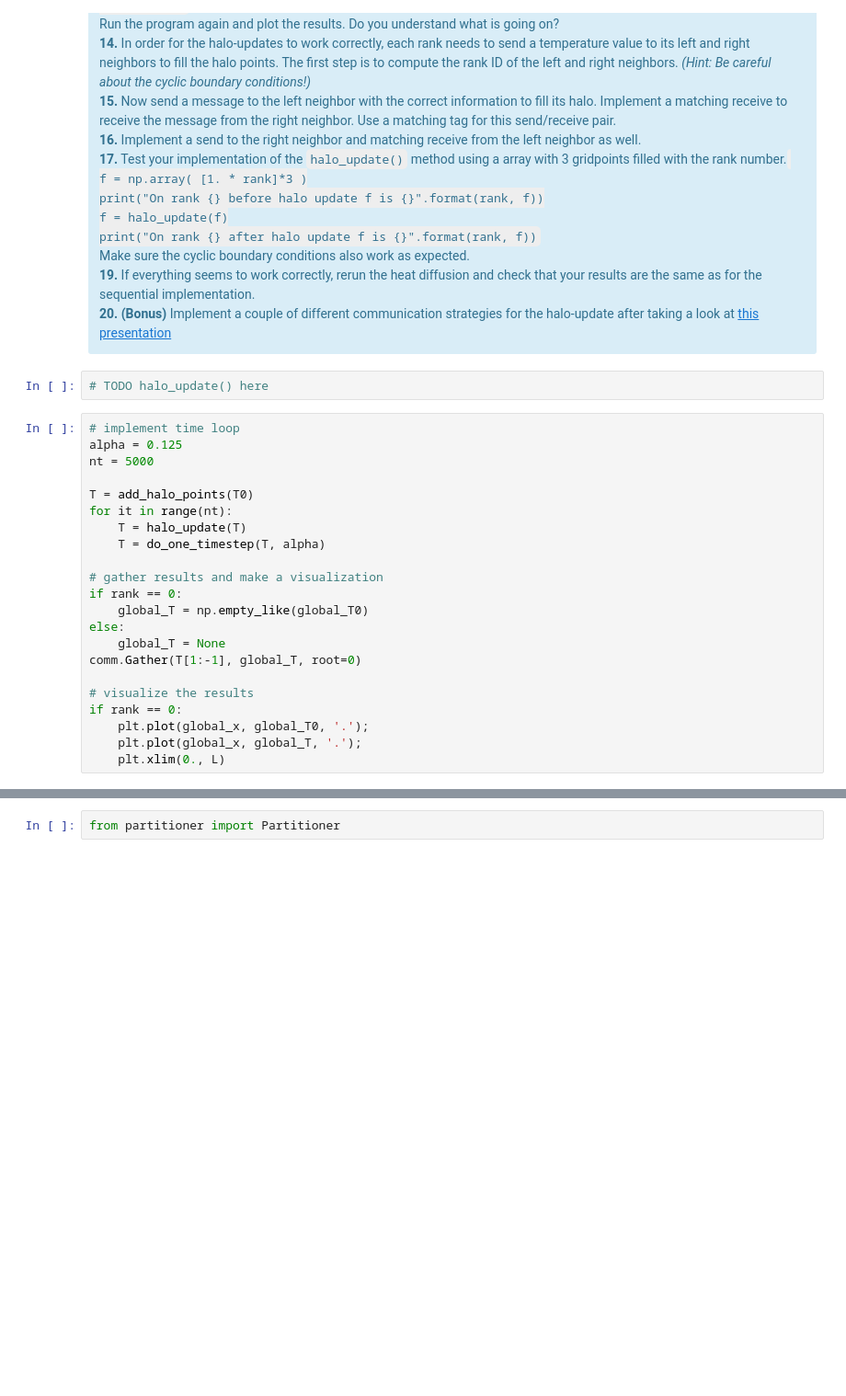
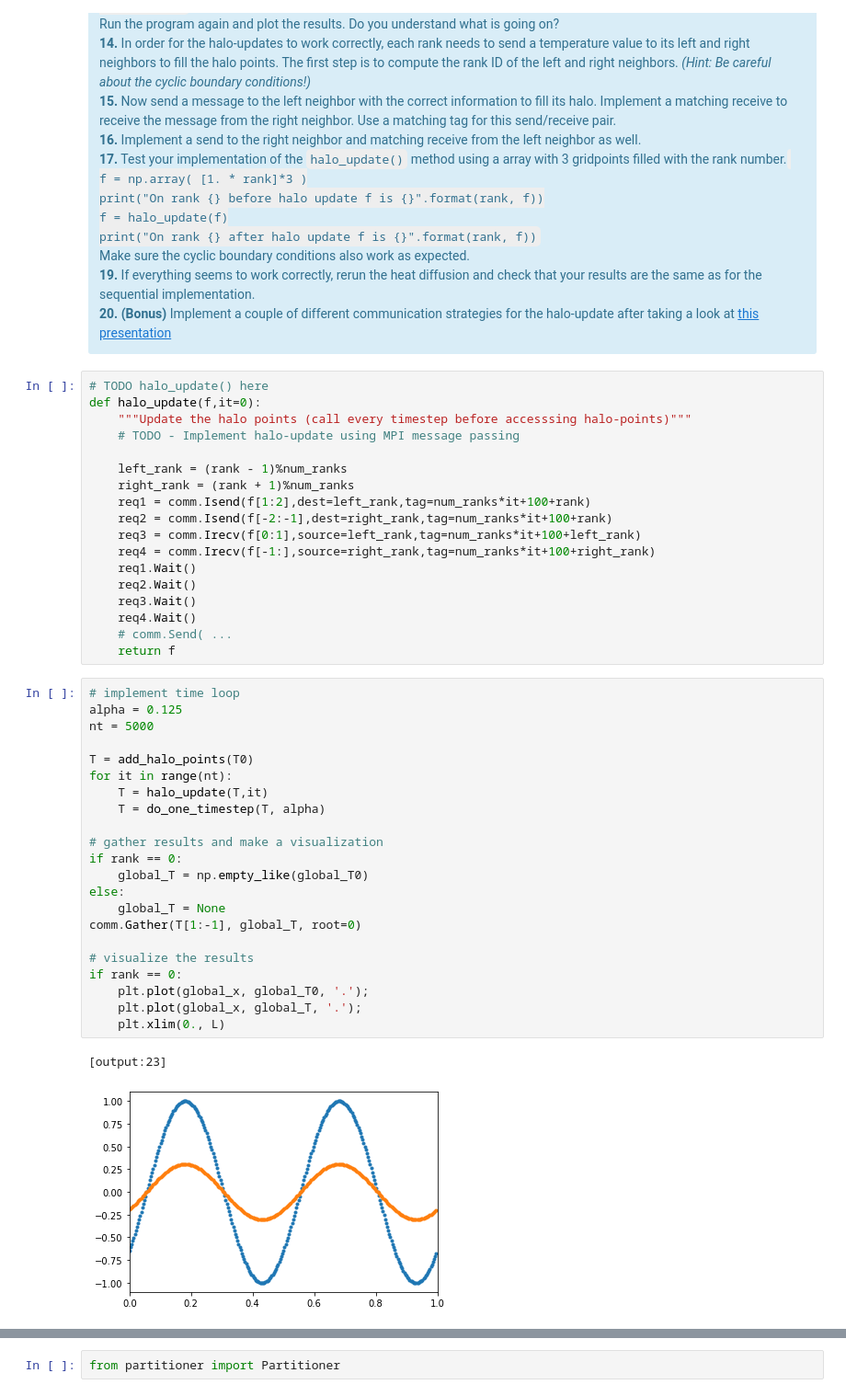
Before and after one commit to huanglangwen/HPC4WC, a Jupyter notebook: day3/03-domain-decomposition.ipynb, the cells around one changed output, grey strips where cells are left out. Shown at 92% size. Saved outputs shown, nothing was run; the diff lists cells and outputs as text; blank space fills up the shorter version.

```diff
--- a/day3/03-domain-decomposition.ipynb
+++ b/day3/03-domain-decomposition.ipynb
@@ -242,27 +375,46 @@ Make sure the cyclic boundary conditions also work as expected.<br>
 <b>19.</b> If everything seems to work correctly, rerun the heat diffusion and check that your results are the same as for the sequential implementation.<br>
 <b>20. (Bonus)</b> Implement a couple of different communication strategies for the halo-update after taking a look at <a href="http://wgropp.cs.illinois.edu/courses/cs598-s15/lectures/lecture25.pdf">this presentation</a><br>
 </div>
-# %%
-# TODO halo_update() here
+# %%
+# TODO halo_update() here
+def halo_update(f,it=0):
+    """Update the halo points (call every timestep before accesssing halo-points)"""
+    # TODO - Implement halo-update using MPI message passing
+
+    left_rank = (rank - 1)%num_ranks
+    right_rank = (rank + 1)%num_ranks
+    req1 = comm.Isend(f[1:2],dest=left_rank,tag=num_ranks*it+100+rank)
+    req2 = comm.Isend(f[-2:-1],dest=right_rank,tag=num_ranks*it+100+rank)
+    req3 = comm.Irecv(f[0:1],source=left_rank,tag=num_ranks*it+100+left_rank)
+    req4 = comm.Irecv(f[-1:],source=right_rank,tag=num_ranks*it+100+right_rank)
+    req1.Wait()
+    req2.Wait()
+    req3.Wait()
+    req4.Wait()
+    # comm.Send( ...
+    return f
 # %%
 # implement time loop
 alpha = 0.125
 nt = 5000
 
 T = add_halo_points(T0)
 for it in range(nt):
-    T = halo_update(T)
+    T = halo_update(T,it)
     T = do_one_timestep(T, alpha)
 
 # gather results and make a visualization
 if rank == 0:
     global_T = np.empty_like(global_T0)
 else:
     global_T = None
 comm.Gather(T[1:-1], global_T, root=0)
 
 # visualize the results
 if rank == 0:
     plt.plot(global_x, global_T0, '.');
     plt.plot(global_x, global_T, '.');
     plt.xlim(0., L)
+# %% [output]
+[output:23]
+[figure, added]
```
Also changed, not shown: parts of 14 cells of this notebook, 3 other files.
